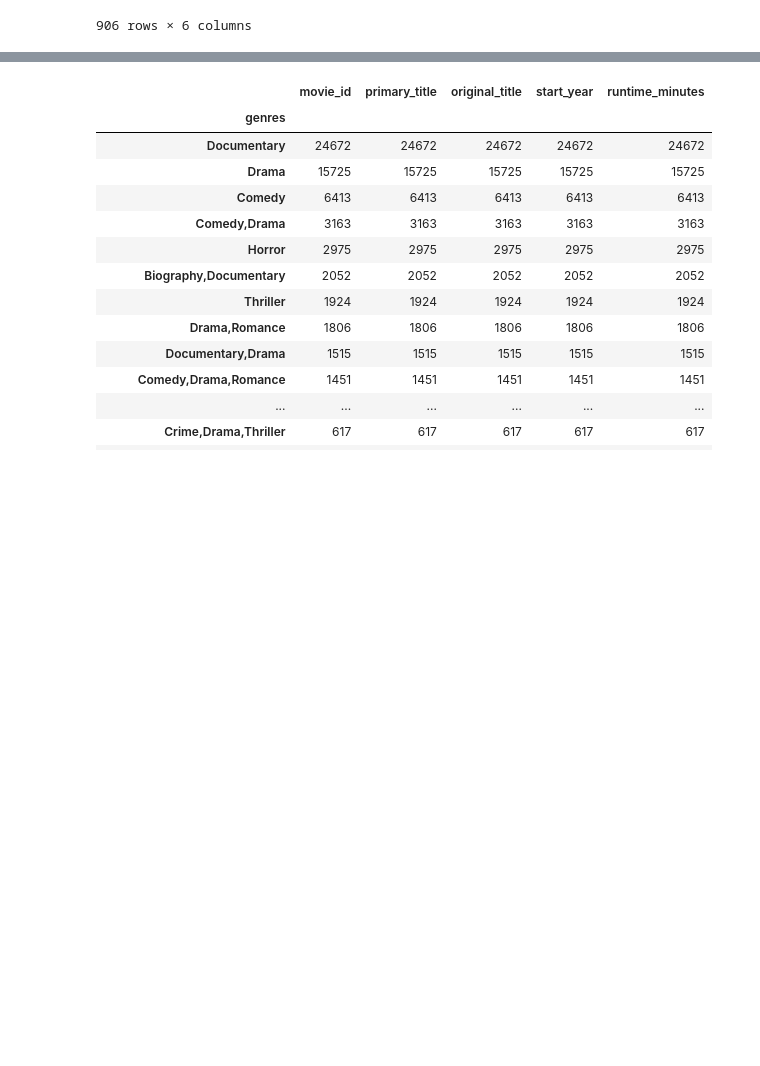
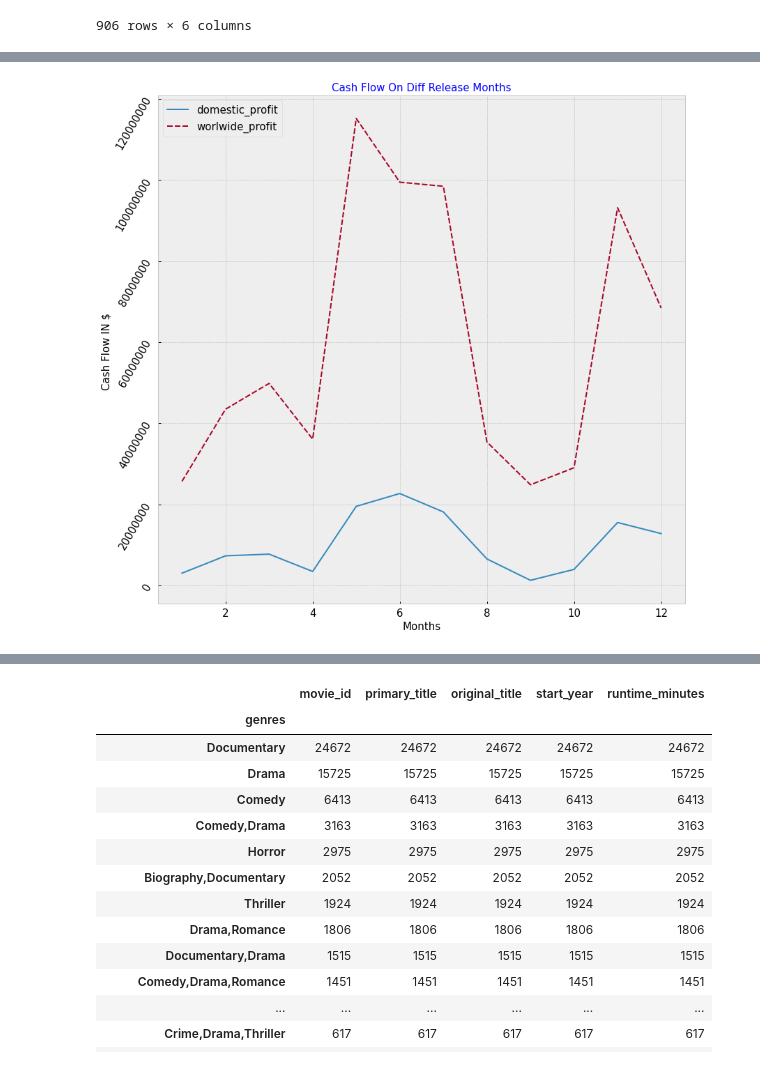
Before and after one commit to K1nyash/Phase_1-Project-Movie_Analysis, a Jupyter notebook: Movie_Project.ipynb, the cells around one changed output, grey strips where cells are left out. Saved outputs shown, nothing was run; the diff lists cells and outputs as text; code cells hidden in the pictures; blank space fills up the shorter version.

```diff
--- a/Movie_Project.ipynb
+++ b/Movie_Project.ipynb
@@ -1212,6 +1485,6 @@ Budget_analyse
 # %%
 #Making a new variable called Budget_analyse_1 to store the budget_df which has been grouped by ('release_month')
 #and then meaned.
-Budget_analyse_1 = budget_df.groupby('release_month').mean()
+Budget_monthly = budget_df.groupby('release_month').mean()
 
-Budget_analyse_1.head()
+Budget_monthly.head()
@@ -1218,3 +1499,8 @@ Budget_analyse_1.head()
 # %%
+Budget_monthly['domestic_profit'] = Budget_monthly['domestic_gross'] - Budget_monthly['production_budget']
+Budget_monthly['worlwide_profit'] = Budget_monthly['worldwide_gross'] - Budget_monthly['production_budget']
+Budget_monthly
+
 #dropping the id and release year to remove noise
-Budget_analyse_1.drop(['release_year'], inplace = True, axis = 1)
+Budget_monthly.drop(['release_year','domestic_gross','production_budget','worldwide_gross'], inplace = True, axis = 1)
+Budget_monthly
@@ -1223,19 +1522,28 @@ Budget_analyse_1.head()
 # %%
 #plt to show the mean of cash flow depending on all the movies release months.
 
-
-plt.style.use('fast')
-fig,ax =plt.subplots(figsize = (10,10))
+plt.style.use('seaborn-notebook')
+plt.style.use('bmh')
+fig,ax =plt.subplots(figsize = (15,15))
 ax.get_yaxis().get_major_formatter().set_scientific(False)
-sns.lineplot(data = Budget_analyse_1)
-plt.title('Cash Flow On Diff Release Months',fontsize = 15)
+sns.lineplot(data = Budget_monthly)
+plt.title('Cash Flow On Diff Release Months',fontsize = 15, color = 'b')
 plt.ylabel('Cash Flow IN $ ',fontsize = 15)
 plt.xlabel('Months', fontsize = 15)
 plt.yticks(rotation = 60,fontsize = 15)
 plt.xticks(fontsize = 15)
+# Changing color ot text in legend for visibility
+leg = plt.legend(loc='upper left',fontsize = 15)
+for text in leg.get_texts():
+    text.set_color("black")
+
+#This adjusts cropping of the graph
+plt.subplots_adjust(top=0.8,left = 0.2)
 
 #saving the plt
 ax.figure.savefig('Cash Flow On Diff Release Months.png');
+# %% [output]
+[figure, added]
 # %%
 #plt to show what trend of worldwide_gross and domestic gross over the years.summed per year.
 
```
Also changed, not shown: parts of 46 cells of this notebook, 1 other file.
